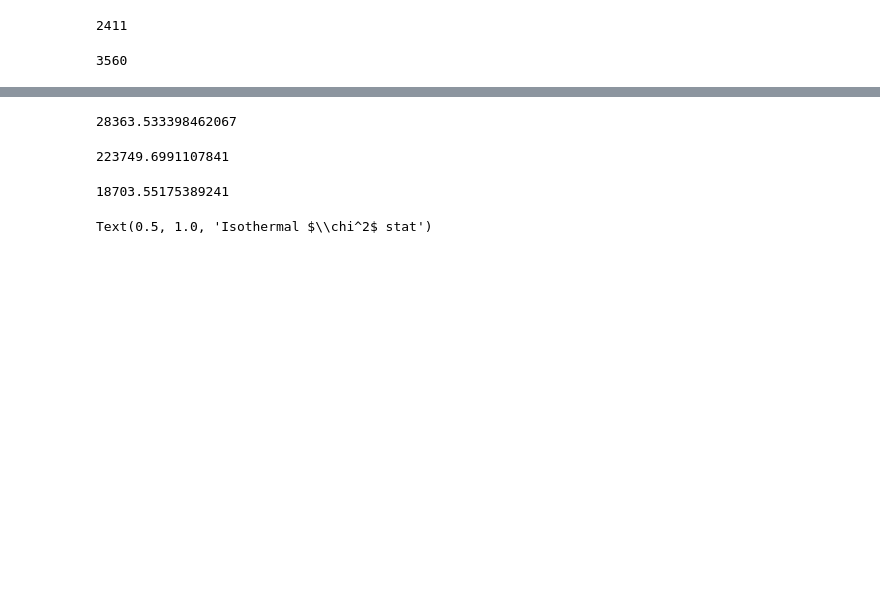
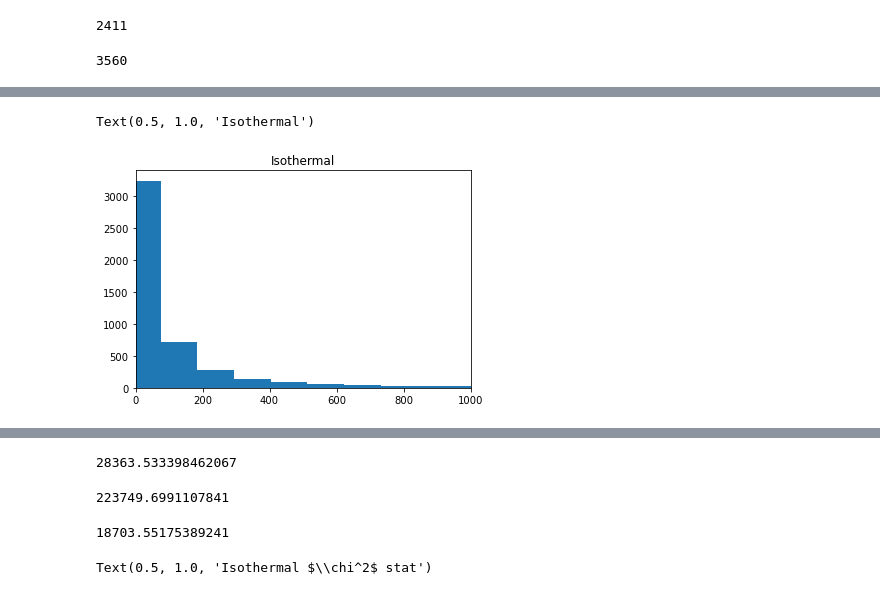
Before and after one commit to yzh250/RotationCurve, a Jupyter notebook: 2D_RC/main/Notebooks/MCMC_minimize_merge.ipynb, the cells around one changed output, grey strips where cells are left out. Saved outputs shown, nothing was run; the diff lists cells and outputs as text; code cells hidden in the pictures; blank space fills up the shorter version.

```diff
--- a/2D_RC/main/Notebooks/MCMC_minimize_merge.ipynb
+++ b/2D_RC/main/Notebooks/MCMC_minimize_merge.ipynb
@@ -219,7 +219,7 @@ iso_MCMC_high_chi2_chi2 = []
 
 iso_num = ['1','1p5','2','3','4','5','6','7','8','9','10','11','12','13','14','15','16','17']
 for i in range(len(iso_num)):
-    dtable = Table.read('/Users/richardzhang/Documents/UR_stuff/Research_UR/RotationCurve/2D_RC/main/iso_mcmc_high_chi2_b'+iso_num[i]+'.csv',format='ascii.csv')
+    dtable = Table.read('iso_mcmc_high_chi2_b'+iso_num[i]+'.csv',format='ascii.csv')
     for j in range(len(dtable)):
         if not np.isnan(dtable['chi2'][j]):
             iso_MCMC_high_chi2_ID.append(dtable['gal_ID'][j])
@@ -254,7 +254,7 @@ nfw_MCMC_high_chi2_chi2 = []
 
 nfw_num = ['1','1p5','2','3','4','5','6','7','8','9','10','11','12','13','14','15','16','17']
 for k in range(len(nfw_num)):
-    dtable = Table.read('/Users/richardzhang/Documents/UR_stuff/Research_UR/RotationCurve/2D_RC/main/NFW_mcmc_high_chi2_b'+nfw_num[k]+'.csv',format='ascii.csv')
+    dtable = Table.read('NFW_mcmc_high_chi2_b'+nfw_num[k]+'.csv',format='ascii.csv')
     for l in range(len(dtable)):
         if np.isfinite(dtable['chi2'][l]):
             nfw_MCMC_high_chi2_ID.append(dtable['gal_ID'][l])
@@ -289,7 +289,7 @@ bur_MCMC_high_chi2_chi2 = []
 
 bur_num = ['1','1p5','2','3','4','5','6','7','8','9','10','11','12','13','13p5','14','15','16','17','17p5']
 for s in range(len(bur_num)):
-    dtable = Table.read('/Users/richardzhang/Documents/UR_stuff/Research_UR/RotationCurve/2D_RC/main/bur_mcmc_high_chi2_b'+bur_num[s]+'.csv',format='ascii.csv')
+    dtable = Table.read('bur_mcmc_high_chi2_b'+bur_num[s]+'.csv',format='ascii.csv')
     for t in range(len(dtable)):
         if np.isfinite(dtable['chi2'][t]):
             bur_MCMC_high_chi2_ID.append(dtable['gal_ID'][t])
@@ -403,7 +407,7 @@ iso_missing_ycen = []
 iso_missing_Vsys = []
 iso_missing_chi2 = []
 
-for aa in range(len(iso_mini_bad_ID)):
+for aa in range(len(iso_mini_bad)):
     if not (iso_mini_bad_ID[aa] in iso_MCMC_high_chi2_ID):
         iso_missing_count += 1
         iso_missing_ID.append(iso_mini_bad['galaxy_ID'][aa])
@@ -451,7 +455,7 @@ nfw_missing_ycen = []
 nfw_missing_Vsys = []
 nfw_missing_chi2 = []
 
-for bb in range(len(nfw_mini_bad_ID)):
+for bb in range(len(nfw_mini_bad)):
     if not (nfw_mini_bad_ID[bb] in nfw_MCMC_high_chi2_ID):
         nfw_missing_count += 1
         nfw_missing_ID.append(nfw_mini_bad['galaxy_ID'][bb])
@@ -499,7 +503,7 @@ bur_missing_ycen = []
 bur_missing_Vsys = []
 bur_missing_chi2 = []
 
-for cc in range(len(bur_mini_bad_ID)):
+for cc in range(len(bur_mini_bad)):
     if not (bur_mini_bad_ID[cc] in bur_MCMC_high_chi2_ID):
         bur_missing_count += 1
         bur_missing_ID.append(bur_mini_bad['galaxy_ID'][cc])
@@ -745,3 +695,7 @@ Table length=3560
 iso_mini_fits.write('iso_mini_mc_corr.csv', format='ascii.csv', overwrite=True)
 nfw_mini_fits.write('nfw_mini_mc_corr.csv', format='ascii.csv', overwrite=True)
 bur_mini_fits.write('bur_mini_mc_corr.csv', format='ascii.csv', overwrite=True)
+# %%
+iso_mini_fits_tot = Table.read('iso_mini_clean.csv',format='ascii.csv')
+nfw_mini_fits_tot = Table.read('nfw_mini_clean.csv',format='ascii.csv')
+bur_mini_fits_tot = Table.read('bur_mini_clean.csv',format='ascii.csv')
@@ -747,0 +953,7 @@ bur_mini_fits.write('bur_mini_mc_corr.csv', format='ascii.csv', overwrite=True)
+# %%
+plt.hist(iso_mini_fits_tot['chi2'],bins=2750)
+plt.xlim(0,1000)
+plt.title('Isothermal')
+# %% [output]
+Text(0.5, 1.0, 'Isothermal')
+[figure, added]
```
Also changed, not shown: parts of 15 cells of this notebook, 35 other files.
